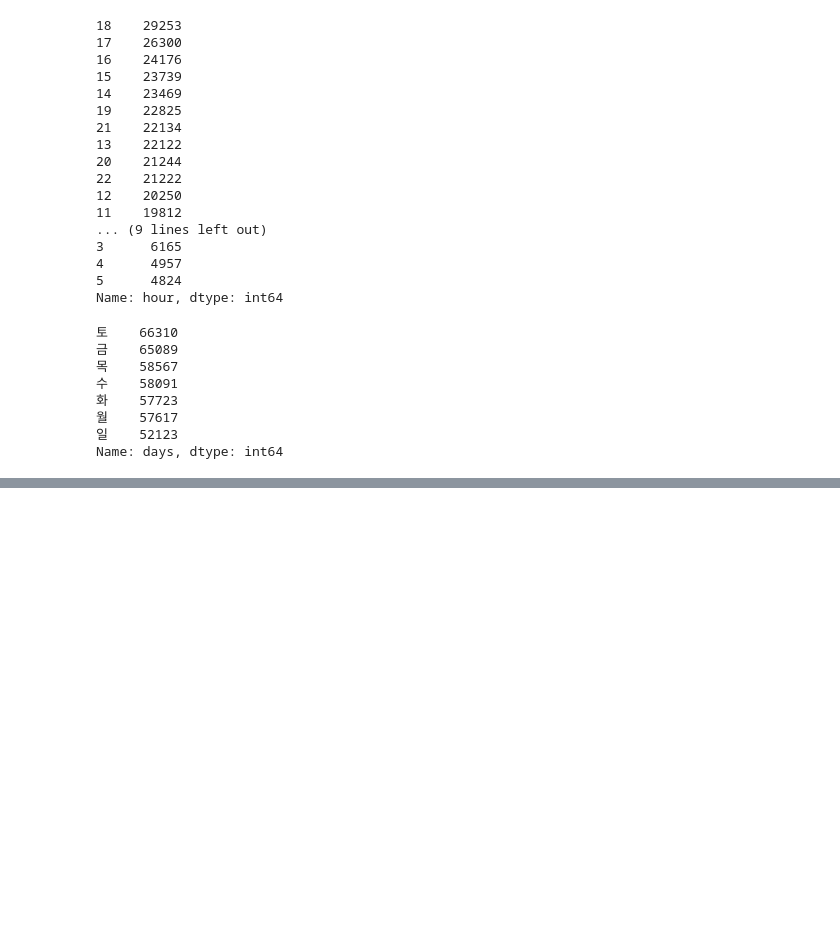
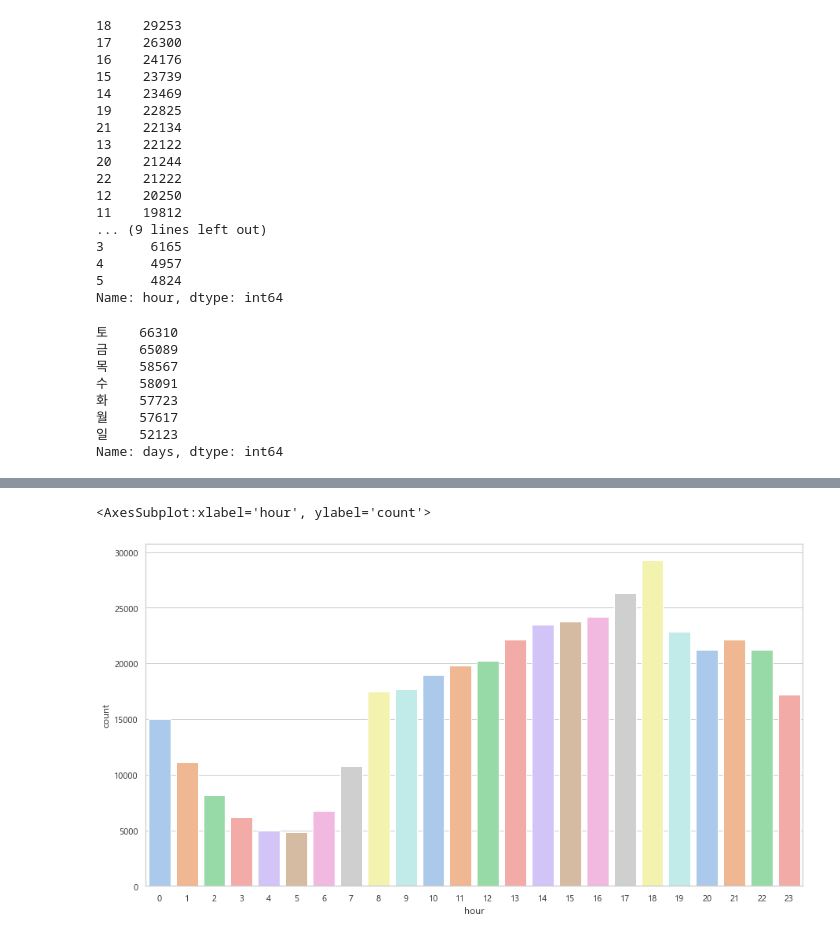
Before and after one commit to C0DE-SAGE/Data-Analysis-Competition, a Jupyter notebook: analyze.ipynb, the cells around one changed output, grey strips where cells are left out. Drawn from its saved outputs; the diff is of its cells as text; code cells hidden in the pictures; blank space fills up the shorter version.

```diff
--- a/analyze.ipynb
+++ b/analyze.ipynb
@@ -193,0 +202,5 @@ Name: days, dtype: int64
+# %%
+sns.countplot(x = df['hour'], palette='pastel')
+# %% [output]
+<AxesSubplot:xlabel='hour', ylabel='count'>
+[figure, added]
```
Also changed, not shown: parts of 13 cells of this notebook, 4 other files.
